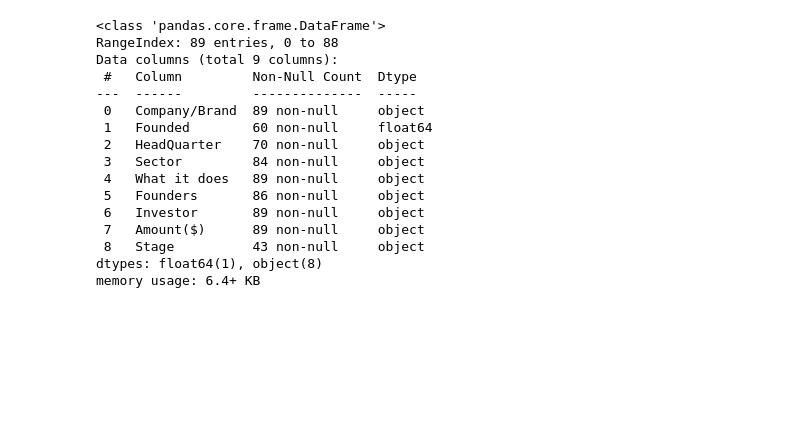
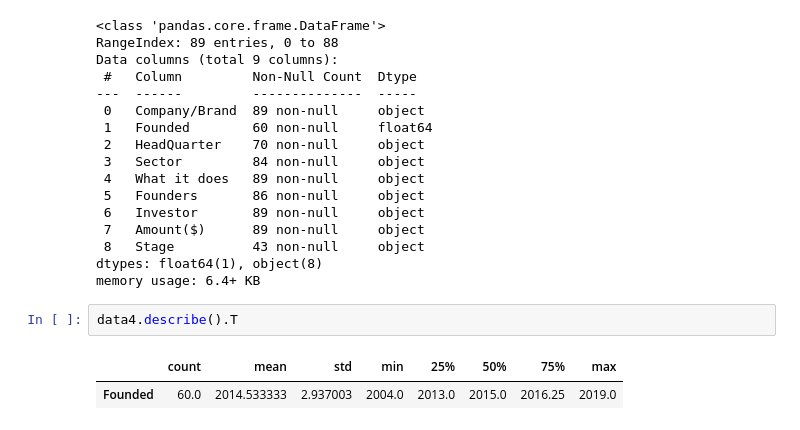
Before and after one commit to codeayiku/Demo-indian-start-up, a Jupyter notebook: Notebooks/India.ipynb, the cells around one changed output. Drawn from its saved outputs; the diff is of its cells as text; blank space fills up the shorter version.

```diff
--- a/Notebooks/India.ipynb
+++ b/Notebooks/India.ipynb
@@ -560,3 +719,8 @@ Data columns (total 9 columns):
  8   Stage          43 non-null     object
 dtypes: float64(1), object(8)
 memory usage: 6.4+ KB
+# %%
+data4.describe().T
+# %% [output]
+|  | count | mean | std | min | 25% | 50% | 75% | max |
+| Founded | 60.0 | 2014.533333 | 2.937003 | 2004.0 | 2013.0 | 2015.0 | 2016.25 | 2019.0 |
```
Also changed, not shown: parts of 25 cells of this notebook.
